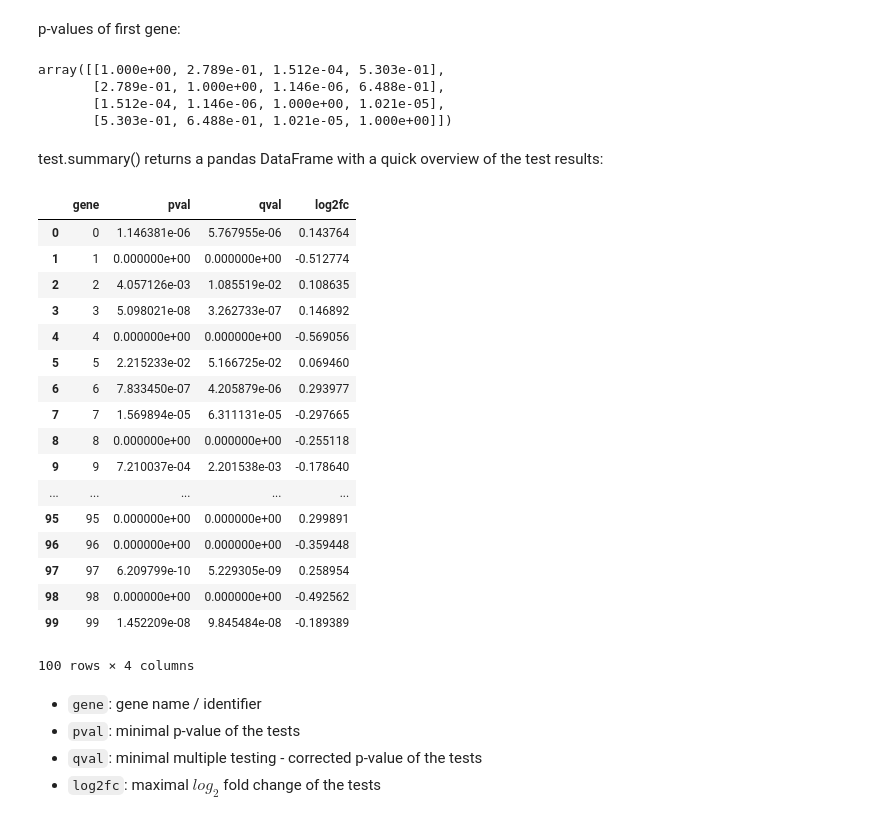
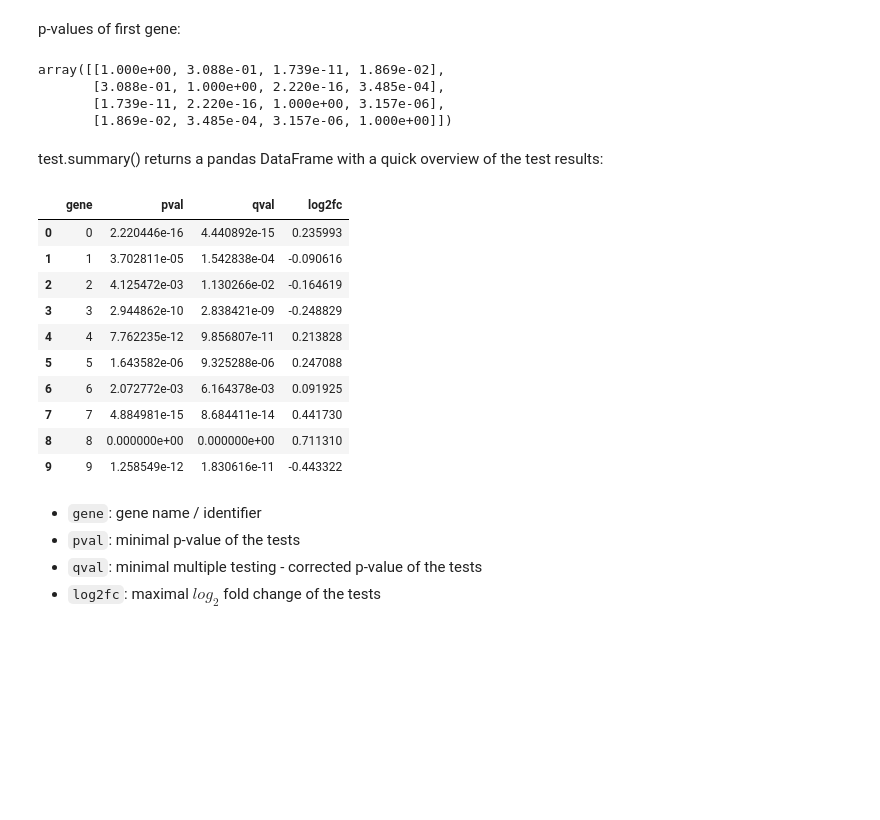
Before and after one commit to theislab/diffxpy, a Jupyter notebook: examples/pairwise.ipynb, the cells around one changed output. Drawn from its saved outputs; the diff is of its cells as text; code cells hidden in the pictures; blank space fills up the shorter version.

```diff
--- a/examples/pairwise.ipynb
+++ b/examples/pairwise.ipynb
@@ -69,9 +62,9 @@ logging.getLogger("tensorflow").setLevel(logging.ERROR)
 logging.getLogger("batchglm").setLevel(logging.INFO)
 logging.getLogger("diffxpy").setLevel(logging.INFO)
 
-import diffxpy as de
+import diffxpy.api as de
 
-test = de.test_pairwise(
+test = de.test.pairwise(
     data=X,
     grouping="batch",
     test="z-test",
@@ -100,33 +93,26 @@ p-values of first gene:
 # %%
 test.pval[:,:,0]
 # %% [output]
-array([[1.000e+00, 2.789e-01, 1.512e-04, 5.303e-01],
-       [2.789e-01, 1.000e+00, 1.146e-06, 6.488e-01],
-       [1.512e-04, 1.146e-06, 1.000e+00, 1.021e-05],
-       [5.303e-01, 6.488e-01, 1.021e-05, 1.000e+00]])
+array([[1.000e+00, 3.088e-01, 1.739e-11, 1.869e-02],
+       [3.088e-01, 1.000e+00, 2.220e-16, 3.485e-04],
+       [1.739e-11, 2.220e-16, 1.000e+00, 3.157e-06],
+       [1.869e-02, 3.485e-04, 3.157e-06, 1.000e+00]])
 # %% [markdown]
 test.summary() returns a pandas DataFrame with a quick overview of the test results:
 # %%
-test.summary()
+test.summary().iloc[:10,:]
 # %% [output]
 |  | gene | pval | qval | log2fc |
-| 0 | 0 | 1.146381e-06 | 5.767955e-06 | 0.143764 |
-| 1 | 1 | 0.000000e+00 | 0.000000e+00 | -0.512774 |
-| 2 | 2 | 4.057126e-03 | 1.085519e-02 | 0.108635 |
-| 3 | 3 | 5.098021e-08 | 3.262733e-07 | 0.146892 |
-| 4 | 4 | 0.000000e+00 | 0.000000e+00 | -0.569056 |
-| 5 | 5 | 2.215233e-02 | 5.166725e-02 | 0.069460 |
-| 6 | 6 | 7.833450e-07 | 4.205879e-06 | 0.293977 |
-| 7 | 7 | 1.569894e-05 | 6.311131e-05 | -0.297665 |
-| 8 | 8 | 0.000000e+00 | 0.000000e+00 | -0.255118 |
-| 9 | 9 | 7.210037e-04 | 2.201538e-03 | -0.178640 |
-| ... | ... | ... | ... | ... |
-| 95 | 95 | 0.000000e+00 | 0.000000e+00 | 0.299891 |
-| 96 | 96 | 0.000000e+00 | 0.000000e+00 | -0.359448 |
-| 97 | 97 | 6.209799e-10 | 5.229305e-09 | 0.258954 |
-| 98 | 98 | 0.000000e+00 | 0.000000e+00 | -0.492562 |
-| 99 | 99 | 1.452209e-08 | 9.845484e-08 | -0.189389 |
+| 0 | 0 | 2.220446e-16 | 4.440892e-15 | 0.235993 |
+| 1 | 1 | 3.702811e-05 | 1.542838e-04 | -0.090616 |
+| 2 | 2 | 4.125472e-03 | 1.130266e-02 | -0.164619 |
+| 3 | 3 | 2.944862e-10 | 2.838421e-09 | -0.248829 |
+| 4 | 4 | 7.762235e-12 | 9.856807e-11 | 0.213828 |
+| 5 | 5 | 1.643582e-06 | 9.325288e-06 | 0.247088 |
+| 6 | 6 | 2.072772e-03 | 6.164378e-03 | 0.091925 |
+| 7 | 7 | 4.884981e-15 | 8.684411e-14 | 0.441730 |
+| 8 | 8 | 0.000000e+00 | 0.000000e+00 | 0.711310 |
+| 9 | 9 | 1.258549e-12 | 1.830616e-11 | -0.443322 |
-100 rows × 4 columns
 # %% [markdown]
 - `gene`: gene name / identifier
 - `pval`: minimal p-value of the tests
```
Also changed, not shown: parts of 3 cells of this notebook, 1 other file.
